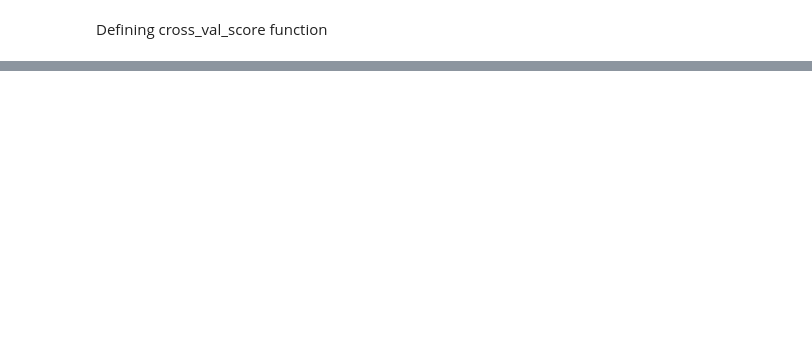
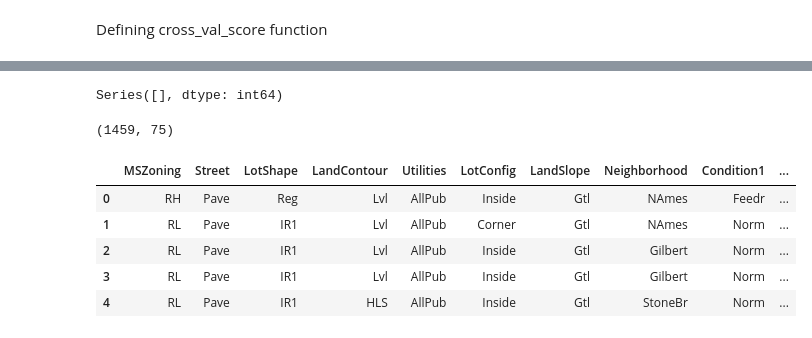
Before and after one commit to samuel-engel/house_prices_team_challenge, a Jupyter notebook: Team_21.ipynb, the cells around one changed output, grey strips where cells are left out. Drawn from its saved outputs; the diff is of its cells as text; code cells hidden in the pictures; blank space fills up the shorter version.

```diff
--- a/Team_21.ipynb
+++ b/Team_21.ipynb
@@ -390,0 +371,44 @@ ValueError: ignored
+# %%
+test['FireplaceQu']=test['FireplaceQu'].fillna(test['FireplaceQu'].mode()[0])
+test['GarageCond']=test['GarageCond'].fillna(test['GarageCond'].mode()[0])
+test['GarageQual']=test['GarageQual'].fillna(test['GarageQual'].mode()[0])
+test['GarageFinish']=test['GarageFinish'].fillna(test['GarageFinish'].mode()[0])
+test['GarageType']=test['GarageType'].fillna(test['GarageType'].mode()[0])
+test['BsmtCond']=test['BsmtCond'].fillna(test['BsmtCond'].mode()[0])
+test['BsmtExposure']=test['BsmtExposure'].fillna(test['BsmtExposure'].mode()[0])
+test['BsmtQual']=test['BsmtQual'].fillna(test['BsmtQual'].mode()[0])
+test['BsmtFinType1']=test['BsmtFinType1'].fillna(test['BsmtFinType1'].mode()[0])
+test['BsmtFinType2']=test['BsmtFinType2'].fillna(test['BsmtFinType2'].mode()[0])
+test['MasVnrType']=test['MasVnrType'].fillna(test['MasVnrType'].mode()[0])
+test['MSZoning']=test['MSZoning'].fillna(test['MSZoning'].mode()[0])
+test['Utilities']=test['Utilities'].fillna(test['Utilities'].mode()[0])
+test['Functional']=test['Functional'].fillna(test['Functional'].mode()[0])
+test['Exterior2nd']=test['Exterior2nd'].fillna(test['Exterior2nd'].mode()[0])
+test['Exterior1st']=test['Exterior1st'].fillna(test['Exterior1st'].mode()[0])
+test['SaleType']=test['SaleType'].fillna(test['SaleType'].mode()[0])
+test['KitchenQual']=test['KitchenQual'].fillna(test['KitchenQual'].mode()[0])
+# %%
+test = test.dropna(axis='columns')
+# %%
+test = test.drop(['Id'],axis='columns')
+# %%
+yes = test.isnull().sum()
+yes = yes[yes!=0].dropna()
+print(yes)
+# %% [output]
+Series([], dtype: int64)
+# %%
+test.shape
+# %% [output]
+(1459, 75)
+# %%
+copy = test.select_dtypes(include=['object']).copy()
+# %%
+copy.head()
+# %% [output]
+|  | MSZoning | Street | LotShape | LandContour | Utilities | LotConfig | LandSlope | Neighborhood | Condition1 | ... |
+| 0 | RH | Pave | Reg | Lvl | AllPub | Inside | Gtl | NAmes | Feedr | ... |
+| 1 | RL | Pave | IR1 | Lvl | AllPub | Corner | Gtl | NAmes | Norm | ... |
+| 2 | RL | Pave | IR1 | Lvl | AllPub | Inside | Gtl | Gilbert | Norm | ... |
+| 3 | RL | Pave | IR1 | Lvl | AllPub | Inside | Gtl | Gilbert | Norm | ... |
+| 4 | RL | Pave | IR1 | HLS | AllPub | Inside | Gtl | StoneBr | Norm | ... |
```
Also changed, not shown: parts of 17 cells of this notebook.
